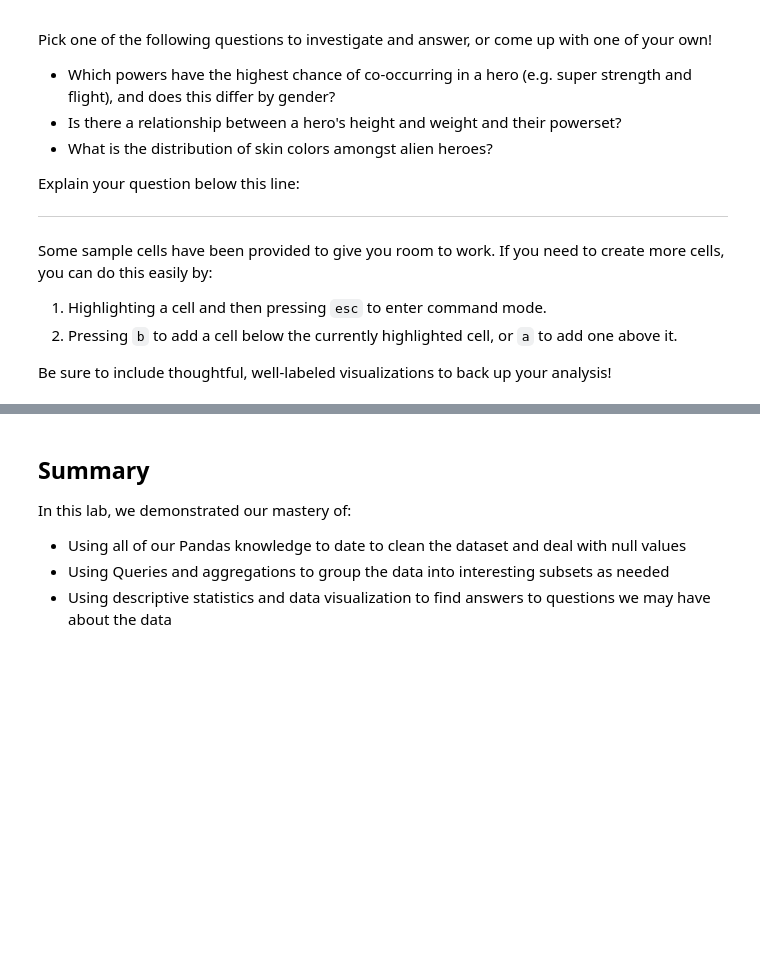
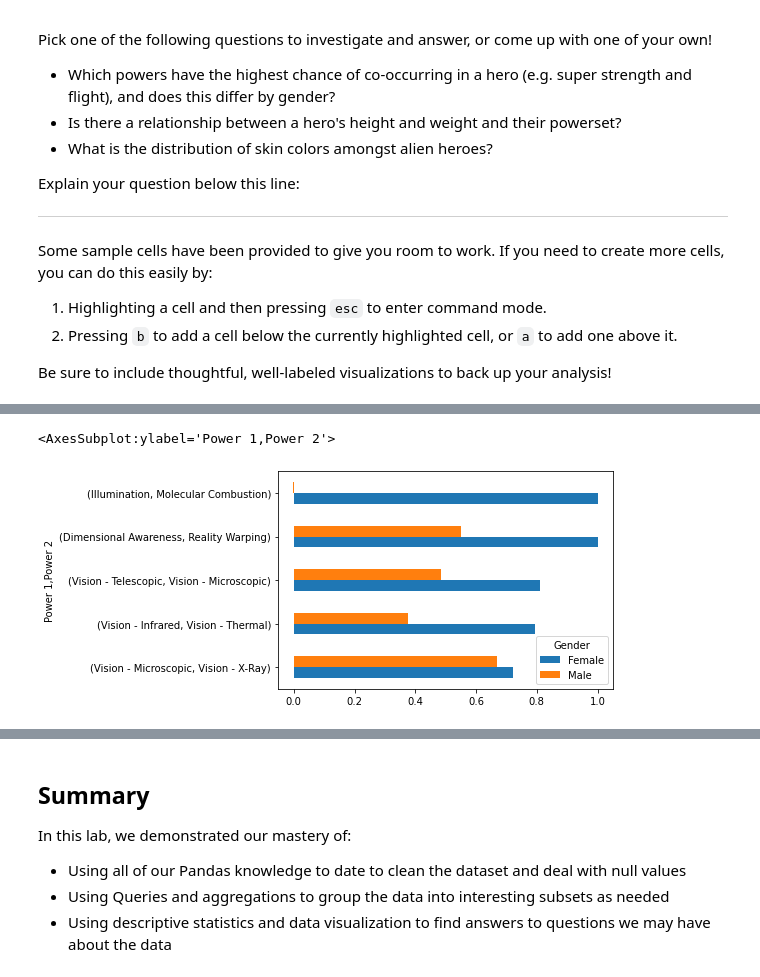
Before and after one commit to ndgigliotti/dsc-data-cleaning-project, a Jupyter notebook: index.ipynb, the cells around one changed output, grey strips where cells are left out. Drawn from its saved outputs; the diff is of its cells as text; code cells hidden in the pictures; blank space fills up the shorter version.

```diff
--- a/index.ipynb
+++ b/index.ipynb
@@ -520,0 +560,5 @@ corr_df.stack().reset_index()
+# %%
+gender_powers.sort_values('Female', ascending=False).head()[::-1].plot.barh()
+# %% [output]
+<AxesSubplot:ylabel='Power 1,Power 2'>
+[figure, added]
```
Also changed, not shown: parts of 12 cells of this notebook.
